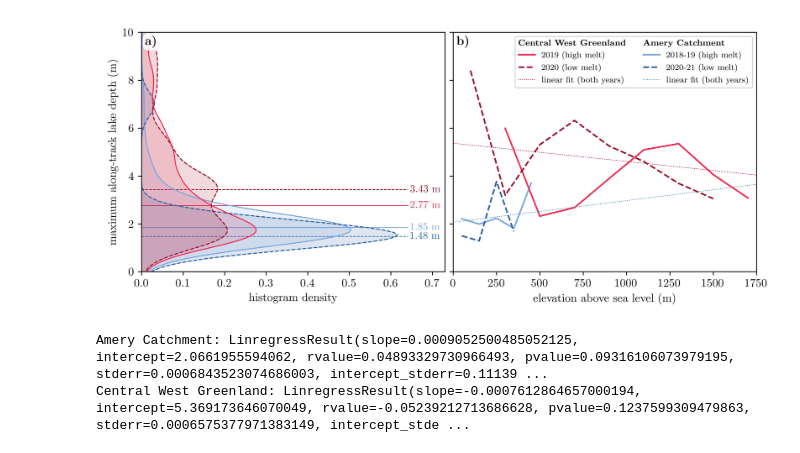
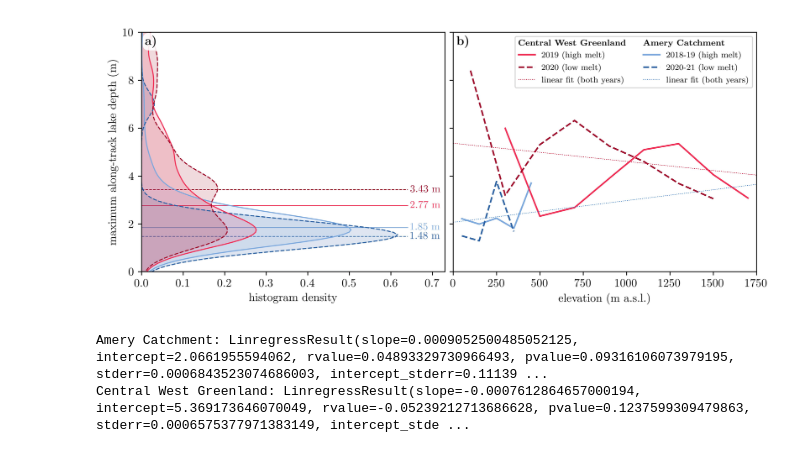
Before and after one commit to fliphilipp/FLUIDSuRRF-figures, a Jupyter notebook: fig11-depth-distributions/fig11-depth-distributions.ipynb, the cells around one changed output. Drawn from its saved outputs; the diff is of its cells as text; code cells hidden in the pictures.

```diff
--- a/fig11-depth-distributions/fig11-depth-distributions.ipynb
+++ b/fig11-depth-distributions/fig11-depth-distributions.ipynb
@@ -135,35 +135,35 @@ g20, = ax.plot(mids_gre, depthelev_gre20.statistic, ls='--', c=adjust_lightness(
 
 # run linear regression on depth vs. elevation
 afit = linregress(dfa.surface_elevation, dfa.depth_95th_pctl, alternative='greater')
 gfit = linregress(dfg.surface_elevation, dfg.depth_95th_pctl, alternative='less')
 xs = np.arange(0,1751)
 ap, = ax.plot(xs, afit.intercept+xs*afit.slope, c=colors['AIS'], ls=':', lw=0.7, label='linear fit (both years)')
 gp, = ax.plot(xs, gfit.intercept+xs*gfit.slope, c=colors['GrIS'], ls=':', lw=0.7, label='linear fit (both years)')
 
 # axes management
-ax.set_xlabel('elevation above sea level (m)')
+ax.set_xlabel('elevation (m a.s.l.)')
 ax.set_xlim((0, 1750))
 empty_hdl = Patch(visible=False, label='')
 cwhdl = Patch(visible=False, label=r'\textbf{Central West Greenland}')
 bchdl = Patch(visible=False, label=r'\textbf{Amery Catchment}')
 hdls = [cwhdl, g19, g20, gp, bchdl, a18, a20, ap]
 leg = ax.legend(handles=hdls, loc='upper right', fontsize=8, ncols=2)
 style_legend_titles_by_removing_handles(leg)
 plt.setp(ax.get_yticklabels(), visible=False)
 
 fig.tight_layout(pad=1, w_pad=0, h_pad=0)
 
 # add panel labels
 for i,ax in enumerate([ax1,ax2]):
     ax.text(0.012, 0.987, r'\textbf{%s)}' % chr(ord('a') + i), transform=ax.transAxes, ha='left', va='top', fontsize=12,
            bbox=dict(facecolor='white', alpha=0.9, boxstyle='round,pad=0.2,rounding_size=0.5', lw=0))
 
 # save the figure and show plot
 fig.savefig(plotname, dpi=600)
 plt.close(fig)
 display(Image(plotname))
 # %% [output]
-[figure, old version]
+[figure, new version]
 # %%
 print('Amery Catchment:', afit)
 print('Central West Greenland:', gfit)
```
Also changed, not shown: 16 other files.
